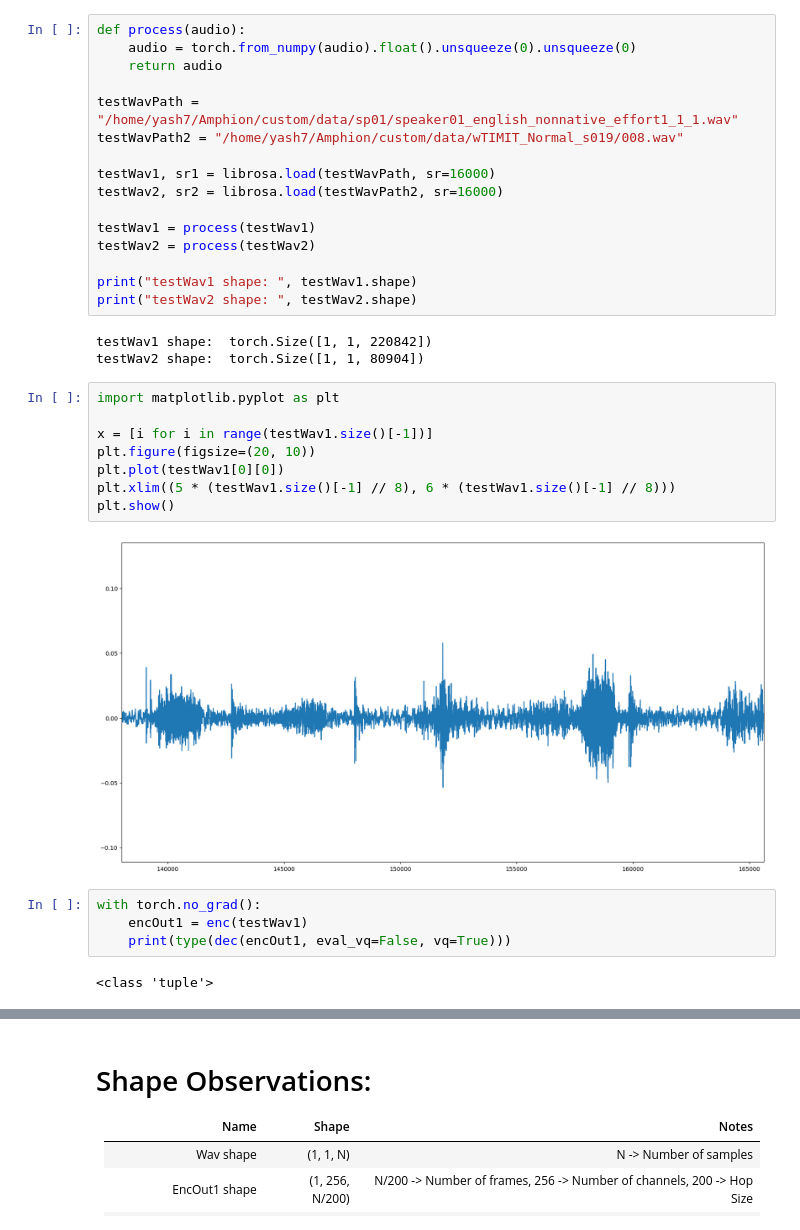
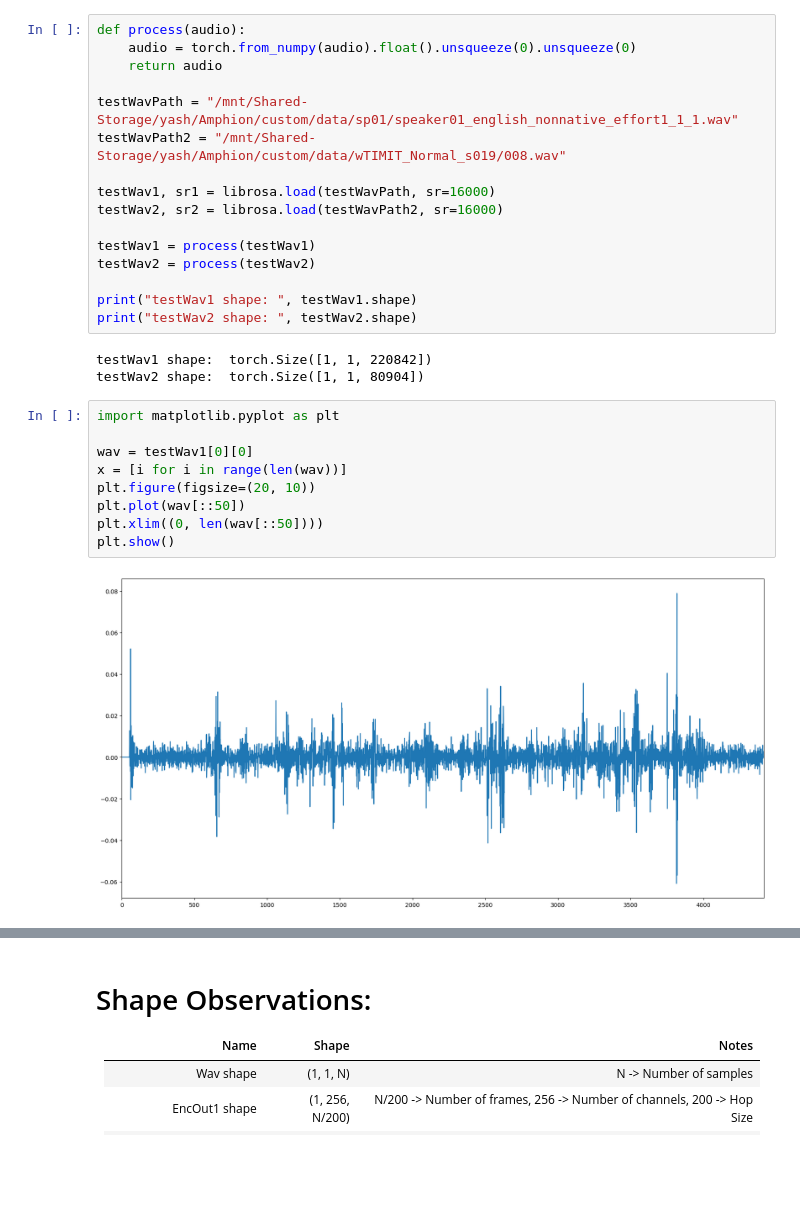
Before and after one commit to YashSonkar-PhD-CSE/Amphion, a Jupyter notebook: custom/faCodecTest.ipynb, the cells around one changed output, grey strips where cells are left out. Saved outputs shown, nothing was run; the diff lists cells and outputs as text; blank space fills up the shorter version.

Commit message:
Changes to custom code

```diff
--- a/custom/faCodecTest.ipynb
+++ b/custom/faCodecTest.ipynb
@@ -82,8 +69,8 @@ def process(audio):
     audio = torch.from_numpy(audio).float().unsqueeze(0).unsqueeze(0)
     return audio
 
-testWavPath = "/home/yash7/Amphion/custom/data/sp01/speaker01_english_nonnative_effort1_1_1.wav"
-testWavPath2 = "/home/yash7/Amphion/custom/data/wTIMIT_Normal_s019/008.wav"
+testWavPath = "/mnt/Shared-Storage/yash/Amphion/custom/data/sp01/speaker01_english_nonnative_effort1_1_1.wav"
+testWavPath2 = "/mnt/Shared-Storage/yash/Amphion/custom/data/wTIMIT_Normal_s019/008.wav"
 
 testWav1, sr1 = librosa.load(testWavPath, sr=16000)
 testWav2, sr2 = librosa.load(testWavPath2, sr=16000)
@@ -99,16 +86,11 @@ testWav2 shape:  torch.Size([1, 1, 80904])
 # %%
 import matplotlib.pyplot as plt
 
-x = [i for i in range(testWav1.size()[-1])]
+wav = testWav1[0][0]
+x = [i for i in range(len(wav))]
 plt.figure(figsize=(20, 10))
-plt.plot(testWav1[0][0])
-plt.xlim((5 * (testWav1.size()[-1] // 8), 6 * (testWav1.size()[-1] // 8)))
+plt.plot(wav[::50])
+plt.xlim((0, len(wav[::50])))
 plt.show()
 # %% [output]
-[figure, old version]
+[figure, new version]
-# %%
-with torch.no_grad():
-    encOut1 = enc(testWav1)
-    print(type(dec(encOut1, eval_vq=False, vq=True)))
-# %% [output]
-<class 'tuple'>
```
Also changed, not shown: parts of 12 cells of this notebook, 3 other files.
